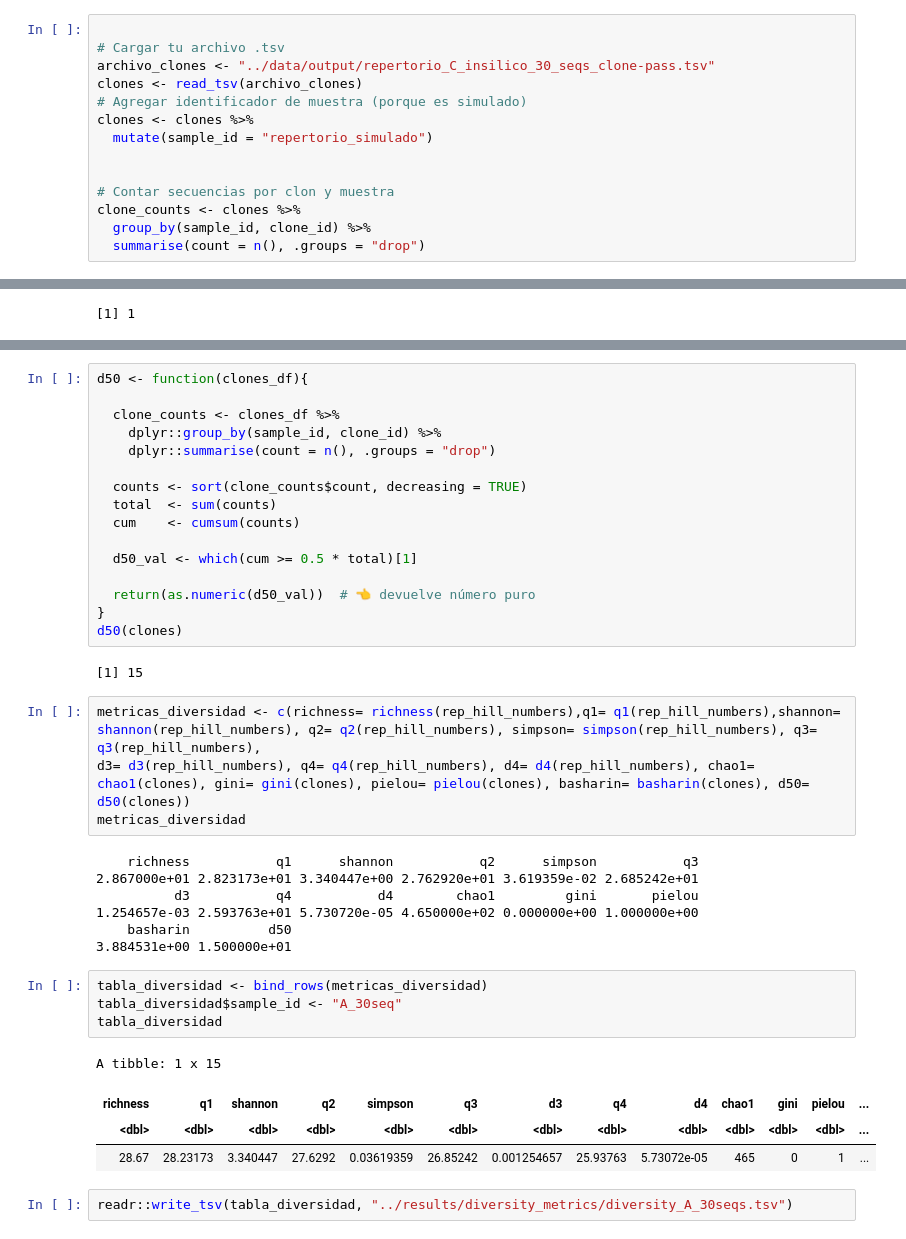
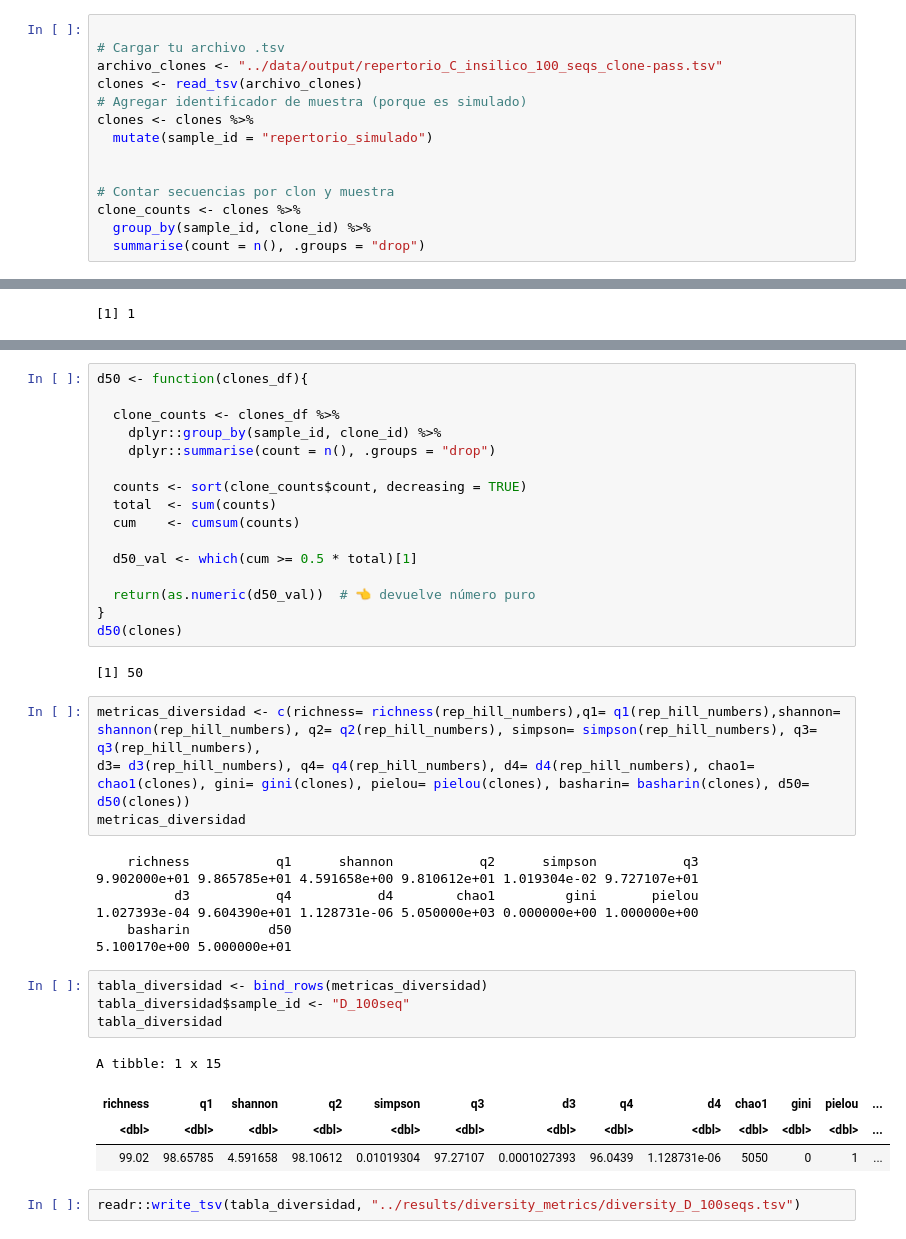
Before and after one commit to sofiacardenase/tesisbioinf-sofia, a Jupyter notebook: notebooks/2-diversity_metrics.ipynb, the cells around one changed output, grey strips where cells are left out. Drawn from its saved outputs; the diff is of its cells as text.

```diff
--- a/notebooks/2-diversity_metrics.ipynb
+++ b/notebooks/2-diversity_metrics.ipynb
@@ -43,7 +43,7 @@ Loading required package: permute
 # %%
 
 # Cargar tu archivo .tsv
-archivo_clones <- "../data/output/repertorio_C_insilico_30_seqs_clone-pass.tsv"
+archivo_clones <- "../data/output/repertorio_C_insilico_100_seqs_clone-pass.tsv"
 clones <- read_tsv(archivo_clones)
 # Agregar identificador de muestra (porque es simulado)
 clones <- clones %>%
@@ -497,26 +497,26 @@ d50 <- function(clones_df){
 }
 d50(clones)
 # %% [output]
-[1] 15
+[1] 50
 # %%
 metricas_diversidad <- c(richness= richness(rep_hill_numbers),q1= q1(rep_hill_numbers),shannon= shannon(rep_hill_numbers), q2= q2(rep_hill_numbers), simpson= simpson(rep_hill_numbers), q3= q3(rep_hill_numbers),
 d3= d3(rep_hill_numbers), q4= q4(rep_hill_numbers), d4= d4(rep_hill_numbers), chao1= chao1(clones), gini= gini(clones), pielou= pielou(clones), basharin= basharin(clones), d50= d50(clones))
 metricas_diversidad
 # %% [output]
     richness           q1      shannon           q2      simpson           q3
-2.867000e+01 2.823173e+01 3.340447e+00 2.762920e+01 3.619359e-02 2.685242e+01
+9.902000e+01 9.865785e+01 4.591658e+00 9.810612e+01 1.019304e-02 9.727107e+01
           d3           q4           d4        chao1         gini       pielou
-1.254657e-03 2.593763e+01 5.730720e-05 4.650000e+02 0.000000e+00 1.000000e+00
+1.027393e-04 9.604390e+01 1.128731e-06 5.050000e+03 0.000000e+00 1.000000e+00
     basharin          d50
-3.884531e+00 1.500000e+01
+5.100170e+00 5.000000e+01
 # %%
 tabla_diversidad <- bind_rows(metricas_diversidad)
-tabla_diversidad$sample_id <- "A_30seq"
+tabla_diversidad$sample_id <- "D_100seq"
 tabla_diversidad
 # %% [output]
 A tibble: 1 x 15
 | richness | q1 | shannon | q2 | simpson | q3 | d3 | q4 | d4 | chao1 | gini | pielou | ... |
 | <dbl> | <dbl> | <dbl> | <dbl> | <dbl> | <dbl> | <dbl> | <dbl> | <dbl> | <dbl> | <dbl> | <dbl> | ... |
-| 28.67 | 28.23173 | 3.340447 | 27.6292 | 0.03619359 | 26.85242 | 0.001254657 | 25.93763 | 5.73072e-05 | 465 | 0 | 1 | ... |
+| 99.02 | 98.65785 | 4.591658 | 98.10612 | 0.01019304 | 97.27107 | 0.0001027393 | 96.0439 | 1.128731e-06 | 5050 | 0 | 1 | ... |
 # %%
-readr::write_tsv(tabla_diversidad, "../results/diversity_metrics/diversity_A_30seqs.tsv")
+readr::write_tsv(tabla_diversidad, "../results/diversity_metrics/diversity_D_100seqs.tsv")
```
Also changed, not shown: parts of 17 cells of this notebook, 5 other files.
